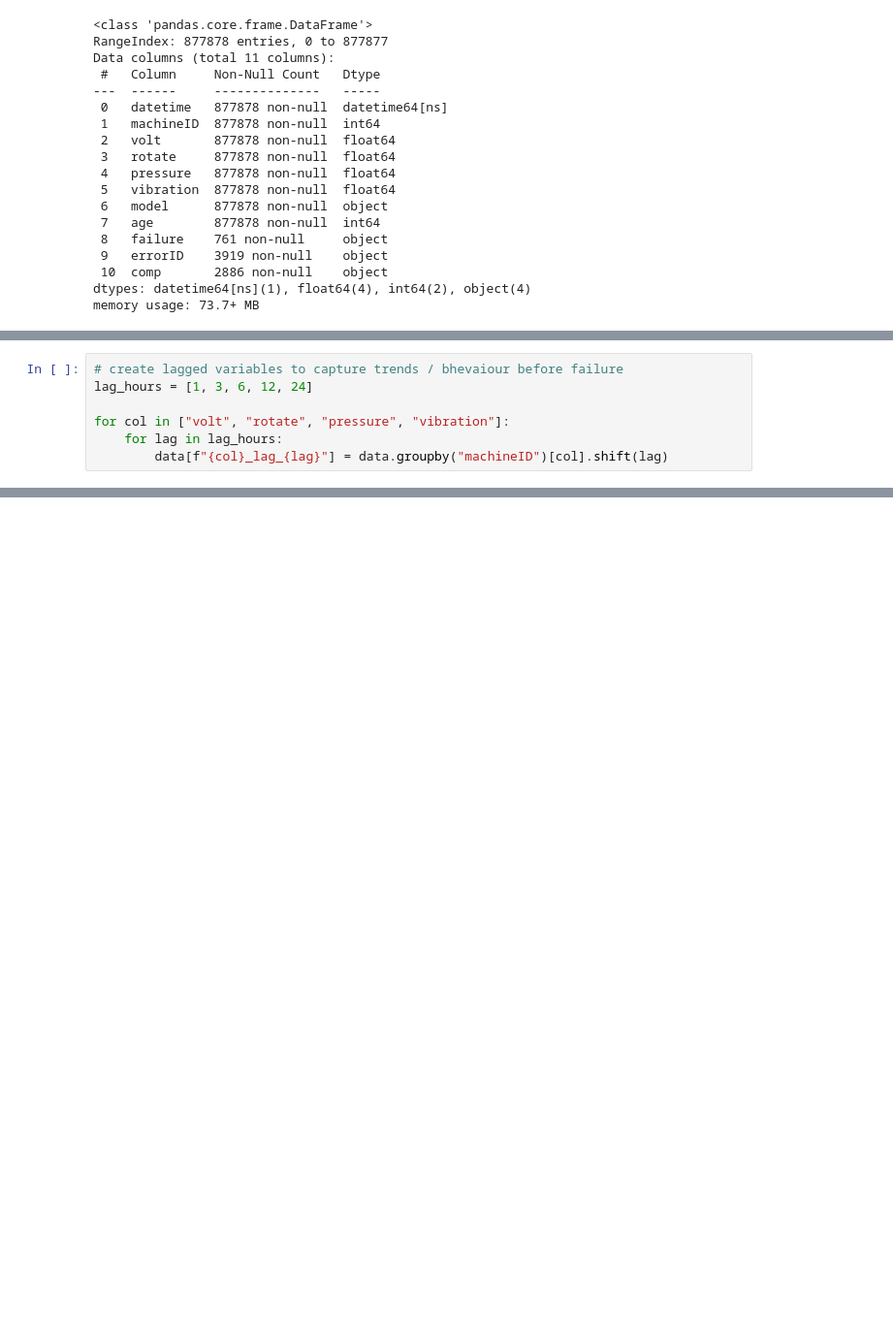
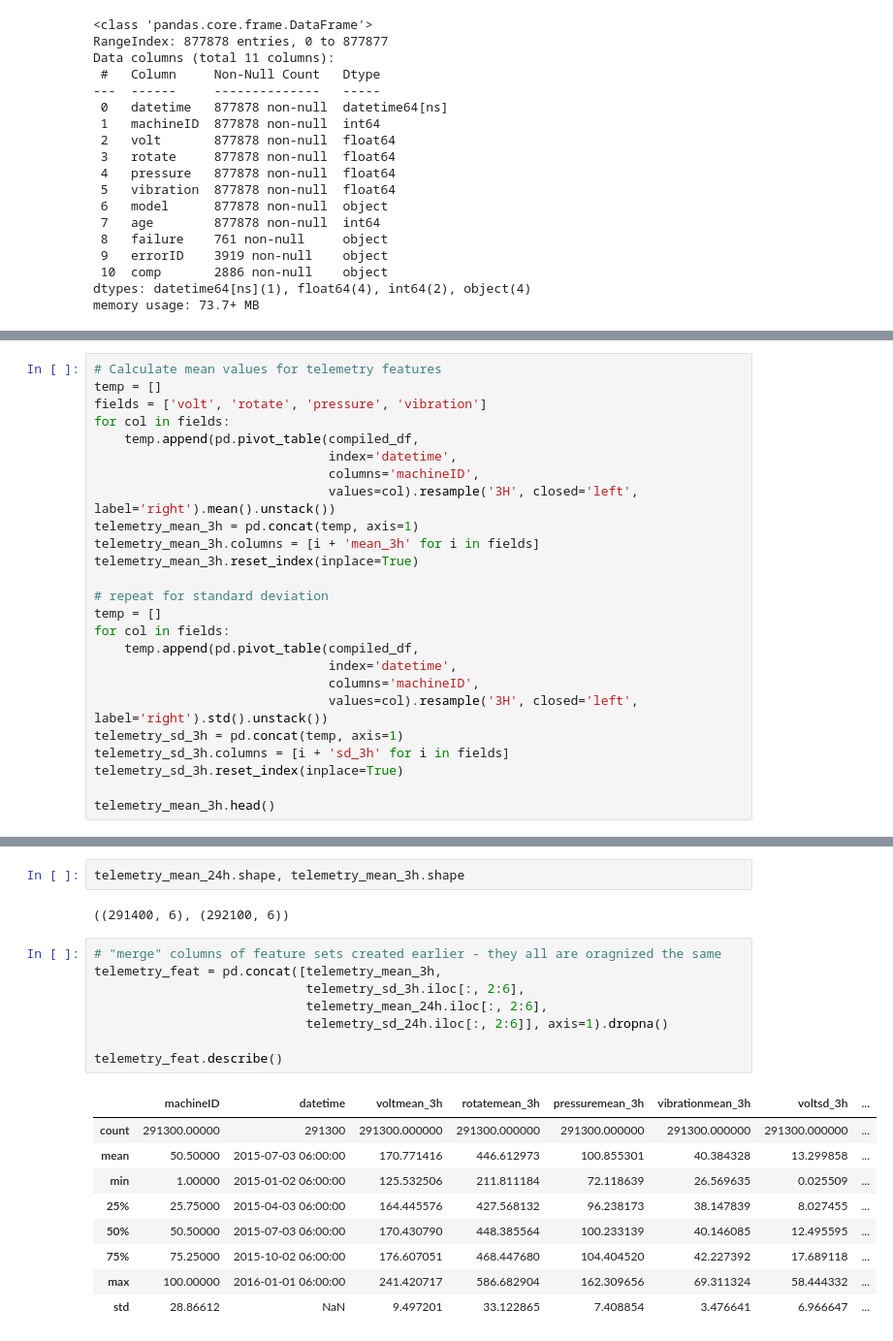
Before and after one commit to manya28/predictive_maintenance, a Jupyter notebook: predictive_maintenance_1.ipynb, the cells around one changed output, grey strips where cells are left out. Shown at 97% size. Saved outputs shown, nothing was run; the diff lists cells and outputs as text; blank space fills up the shorter version.

```diff
--- a/predictive_maintenance_1.ipynb
+++ b/predictive_maintenance_1.ipynb
@@ -766,7 +512,0 @@ data["error_future"] = data.groupby("machineID")["errorID"].shift(-forecast_hori
-# %%
-# create lagged variables to capture trends / bhevaiour before failure
-lag_hours = [1, 3, 6, 12, 24]
-
-for col in ["volt", "rotate", "pressure", "vibration"]:
-    for lag in lag_hours:
-        data[f"{col}_lag_{lag}"] = data.groupby("machineID")[col].shift(lag)
@@ -972,0 +513,25 @@ Precision: 0.9987070008928738, Recall: 0.5061368642853922, F1-score: 0.621439315
+# %%
+# Calculate mean values for telemetry features
+temp = []
+fields = ['volt', 'rotate', 'pressure', 'vibration']
+for col in fields:
+    temp.append(pd.pivot_table(compiled_df,
+                               index='datetime',
+                               columns='machineID',
+                               values=col).resample('3H', closed='left', label='right').mean().unstack())
+telemetry_mean_3h = pd.concat(temp, axis=1)
+telemetry_mean_3h.columns = [i + 'mean_3h' for i in fields]
+telemetry_mean_3h.reset_index(inplace=True)
+
+# repeat for standard deviation
+temp = []
+for col in fields:
+    temp.append(pd.pivot_table(compiled_df,
+                               index='datetime',
+                               columns='machineID',
+                               values=col).resample('3H', closed='left', label='right').std().unstack())
+telemetry_sd_3h = pd.concat(temp, axis=1)
+telemetry_sd_3h.columns = [i + 'sd_3h' for i in fields]
+telemetry_sd_3h.reset_index(inplace=True)
+
+telemetry_mean_3h.head()
@@ -972,0 +598,22 @@ Precision: 0.9987070008928738, Recall: 0.5061368642853922, F1-score: 0.621439315
+# %%
+telemetry_mean_24h.shape, telemetry_mean_3h.shape
+# %% [output]
+((291400, 6), (292100, 6))
+# %%
+# "merge" columns of feature sets created earlier - they all are oragnized the same
+telemetry_feat = pd.concat([telemetry_mean_3h,
+                            telemetry_sd_3h.iloc[:, 2:6],
+                            telemetry_mean_24h.iloc[:, 2:6],
+                            telemetry_sd_24h.iloc[:, 2:6]], axis=1).dropna()
+
+telemetry_feat.describe()
+# %% [output]
+|  | machineID | datetime | voltmean_3h | rotatemean_3h | pressuremean_3h | vibrationmean_3h | voltsd_3h | ... |
+| count | 291300.00000 | 291300 | 291300.000000 | 291300.000000 | 291300.000000 | 291300.000000 | 291300.000000 | ... |
+| mean | 50.50000 | 2015-07-03 06:00:00 | 170.771416 | 446.612973 | 100.855301 | 40.384328 | 13.299858 | ... |
+| min | 1.00000 | 2015-01-02 06:00:00 | 125.532506 | 211.811184 | 72.118639 | 26.569635 | 0.025509 | ... |
+| 25% | 25.75000 | 2015-04-03 06:00:00 | 164.445576 | 427.568132 | 96.238173 | 38.147839 | 8.027455 | ... |
+| 50% | 50.50000 | 2015-07-03 06:00:00 | 170.430790 | 448.385564 | 100.233139 | 40.146085 | 12.495595 | ... |
+| 75% | 75.25000 | 2015-10-02 06:00:00 | 176.607051 | 468.447680 | 104.404520 | 42.227392 | 17.689118 | ... |
+| max | 100.00000 | 2016-01-01 06:00:00 | 241.420717 | 586.682904 | 162.309656 | 69.311324 | 58.444332 | ... |
+| std | 28.86612 | NaN | 9.497201 | 33.122865 | 7.408854 | 3.476641 | 6.966647 | ... |
```
Also changed, not shown: parts of 67 cells of this notebook.
